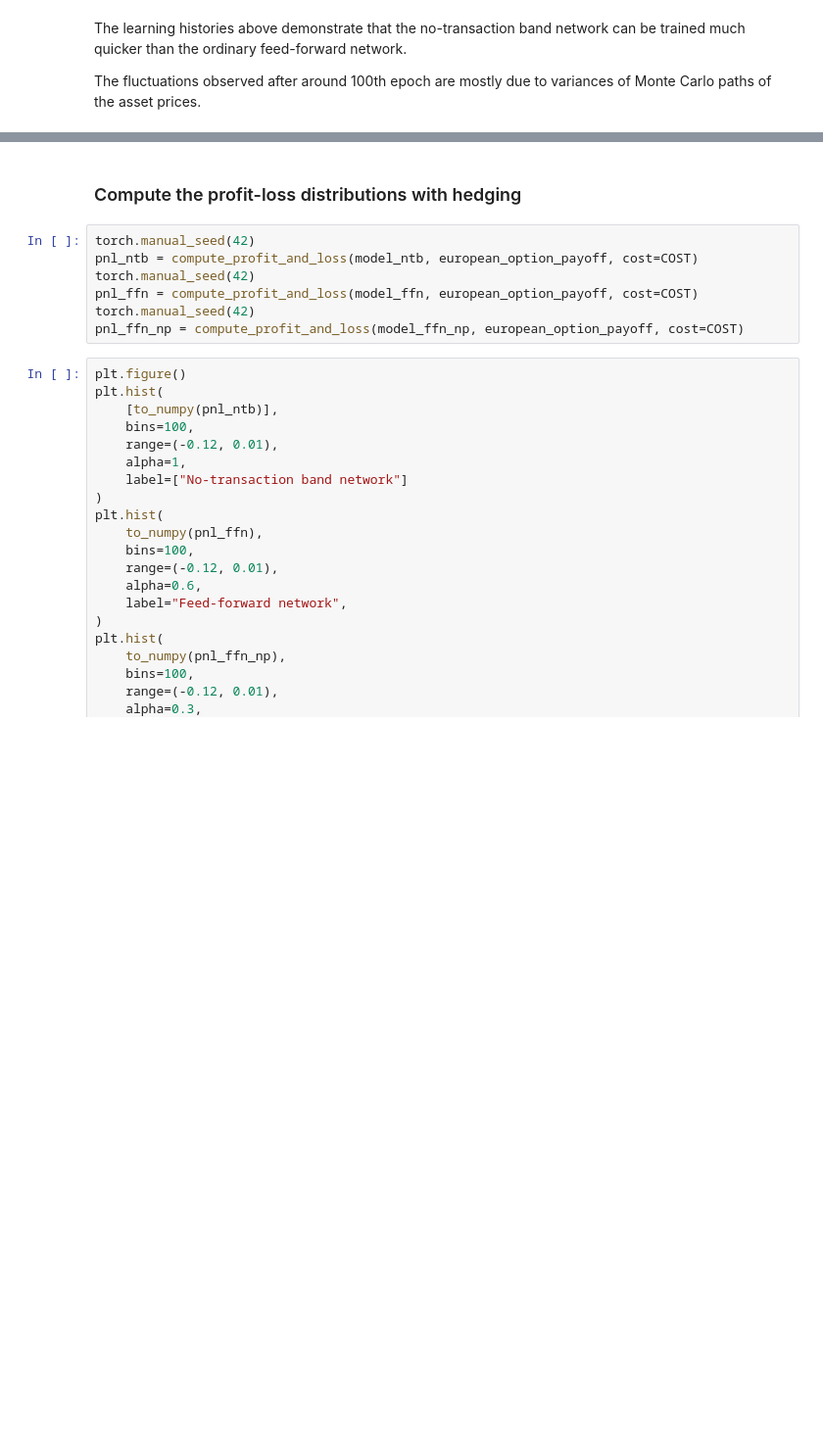
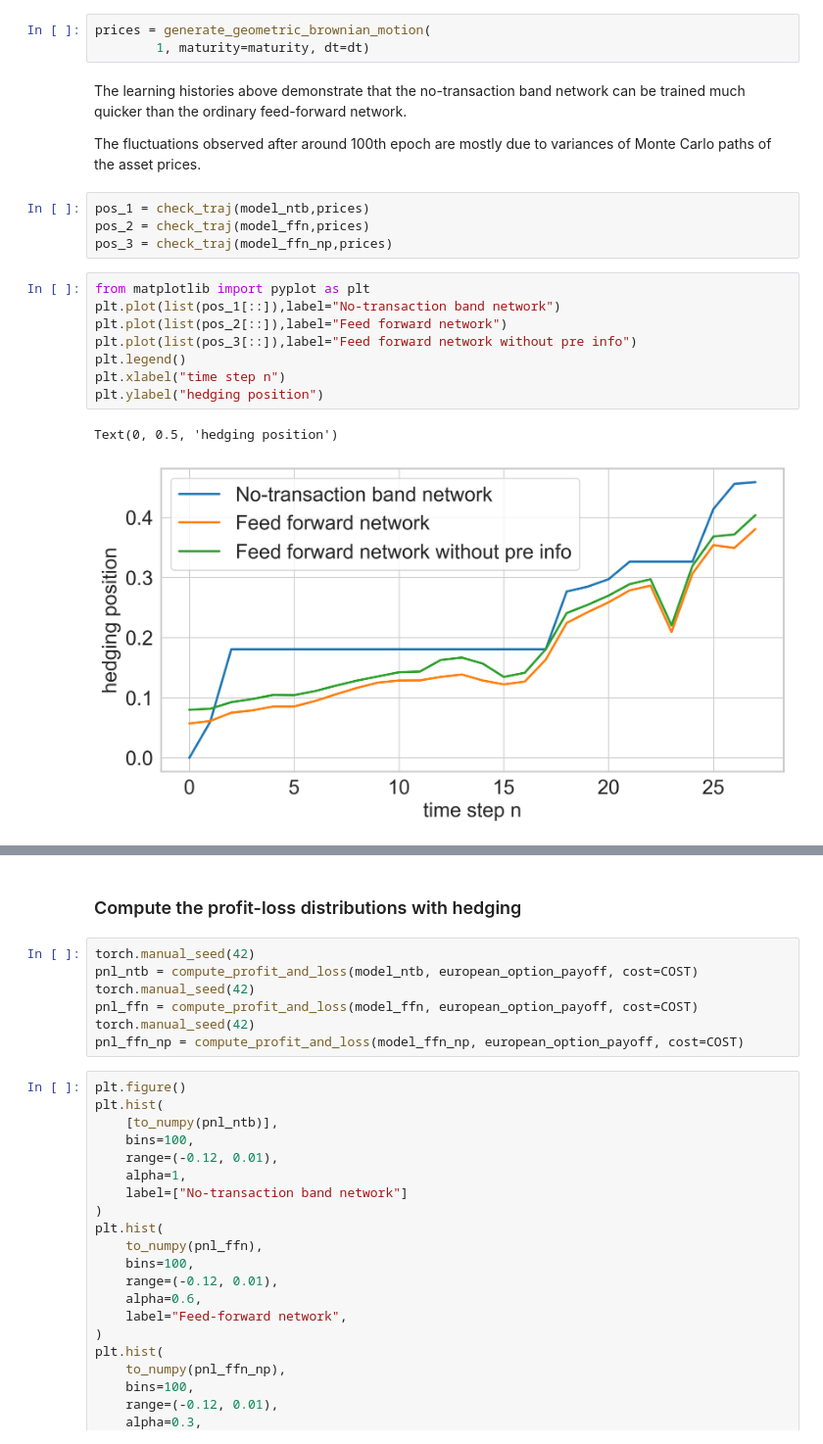
Before and after one commit to YUNYANSONG/master_thesis, a Jupyter notebook: main_BS.ipynb, the cells around one changed output, grey strips where cells are left out. Shown at 98% size. Drawn from its saved outputs; the diff is of its cells as text; blank space fills up the shorter version.

```diff
--- a/main_BS.ipynb
+++ b/main_BS.ipynb
@@ -380,4 +429,22 @@ plt.show()
+# %%
+prices = generate_geometric_brownian_motion(
+        1, maturity=maturity, dt=dt)
 # %% [markdown]
 The learning histories above demonstrate that the no-transaction band network can be trained much quicker than the ordinary feed-forward network.
 
 The fluctuations observed after around 100th epoch are mostly due to variances of Monte Carlo paths of the asset prices.
+# %%
+pos_1 = check_traj(model_ntb,prices)
+pos_2 = check_traj(model_ffn,prices)
+pos_3 = check_traj(model_ffn_np,prices)
+# %%
+from matplotlib import pyplot as plt
+plt.plot(list(pos_1[::]),label="No-transaction band network")
+plt.plot(list(pos_2[::]),label="Feed forward network")
+plt.plot(list(pos_3[::]),label="Feed forward network without pre info")
+plt.legend()
+plt.xlabel("time step n")
+plt.ylabel("hedging position")
+# %% [output]
+Text(0, 0.5, 'hedging position')
+[figure, added]
```
Also changed, not shown: parts of 5 cells of this notebook, 1 other file.
